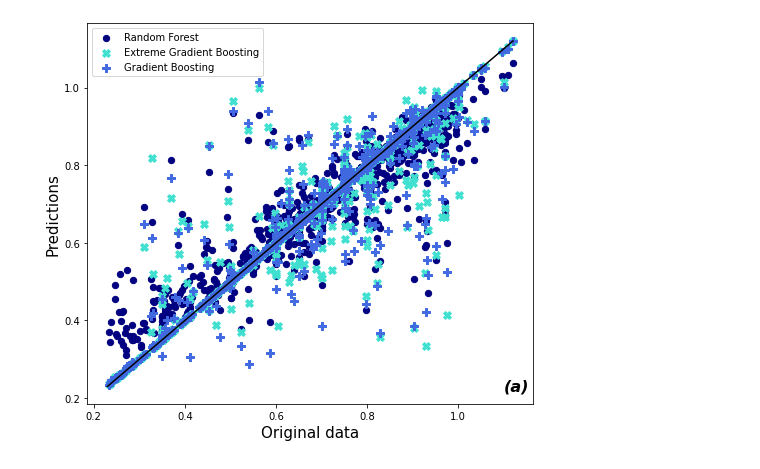
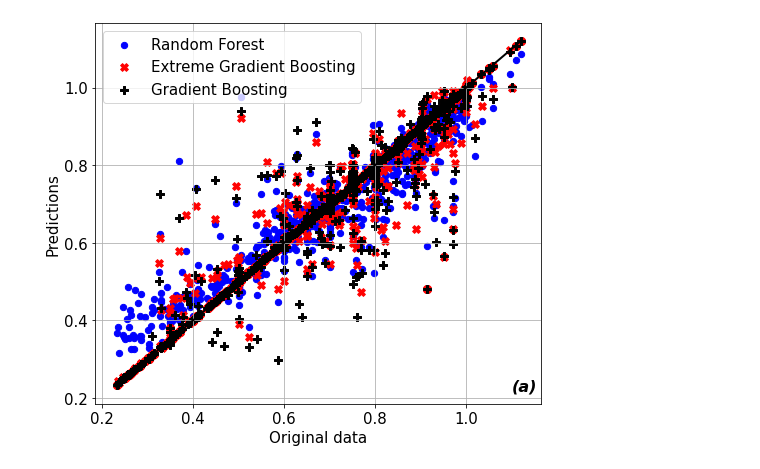
Before and after one commit to sierraporta/Unsupervised_Learning_Productivity_Garment_Employees, a Jupyter notebook: Notebooks/plot_results.ipynb, the cells around one changed output. Drawn from its saved outputs; the diff is of its cells as text; code cells hidden in the pictures.

```diff
--- a/Notebooks/plot_results.ipynb
+++ b/Notebooks/plot_results.ipynb
@@ -3,6 +3,15 @@ import numpy as np
 import matplotlib.pyplot as plt
 import pandas as pd
 import matplotlib.colors as mcolors
+import matplotlib as mpl
+import seaborn as sns
+mpl.rcParams['lines.linewidth'] = 2
+mpl.rcParams['axes.titlesize'] = 15
+mpl.rcParams['axes.labelsize'] = 15
+mpl.rcParams['xtick.labelsize'] = 15
+mpl.rcParams['ytick.labelsize'] = 15
+mpl.rcParams['legend.fontsize'] = 15
+mpl.rcParams['font.size'] = 15
 # %%
 predictions_results=pd.read_csv("predictions_results.csv")
 # %%
@@ -38,15 +68,16 @@ f2=f2.set_index("Features")
 # %%
 plt.figure(figsize=(8,7))
-plt.scatter(predictions_results["Original"],predictions_results["RF"],color='navy',s=40,marker='o',alpha=0.99,label="Random Forest")
-plt.scatter(predictions_results["Original"],predictions_results["XGB"],color='turquoise',s=60,marker='X',alpha=0.99,label="Extreme Gradient Boosting")
-plt.scatter(predictions_results["Original"],predictions_results["GB"],color='royalblue',s=60,marker='P',alpha=0.99,label="Gradient Boosting")
+plt.scatter(predictions_results["Original"],predictions_results["RF_s1"],color='b',s=40,marker='o',alpha=0.99,label="Random Forest")
+plt.scatter(predictions_results["Original"],predictions_results["XGB_s1"],color='r',s=60,marker='X',alpha=0.99,label="Extreme Gradient Boosting")
+plt.scatter(predictions_results["Original"],predictions_results["GB_s1"],color='k',s=60,marker='P',alpha=0.99,label="Gradient Boosting")
 plt.plot(np.linspace(0.23,1.12,5),np.linspace(0.23,1.12,5),c='k')
 plt.xlabel("Original data",fontsize=15)
 plt.ylabel("Predictions",fontsize=15)
+plt.grid()
 plt.legend(loc=2)
 plt.text(1.1,0.22,"(a)",fontsize=16,fontweight="bold",fontstyle="italic")
-plt.savefig("prediction_fig11.pdf",bbox_inches='tight')
+plt.savefig("prediction_fig1_s1.pdf",bbox_inches='tight')
 plt.show()
 # %% [output]
-[figure, old version]
+[figure, new version]
 # %%
```
Also changed, not shown: parts of 18 cells of this notebook, 2 other files.
